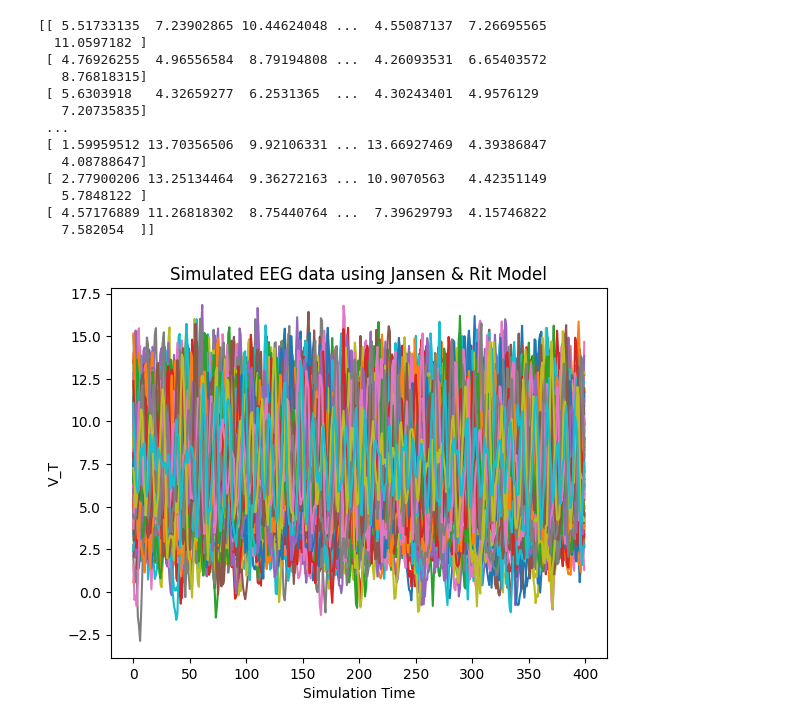
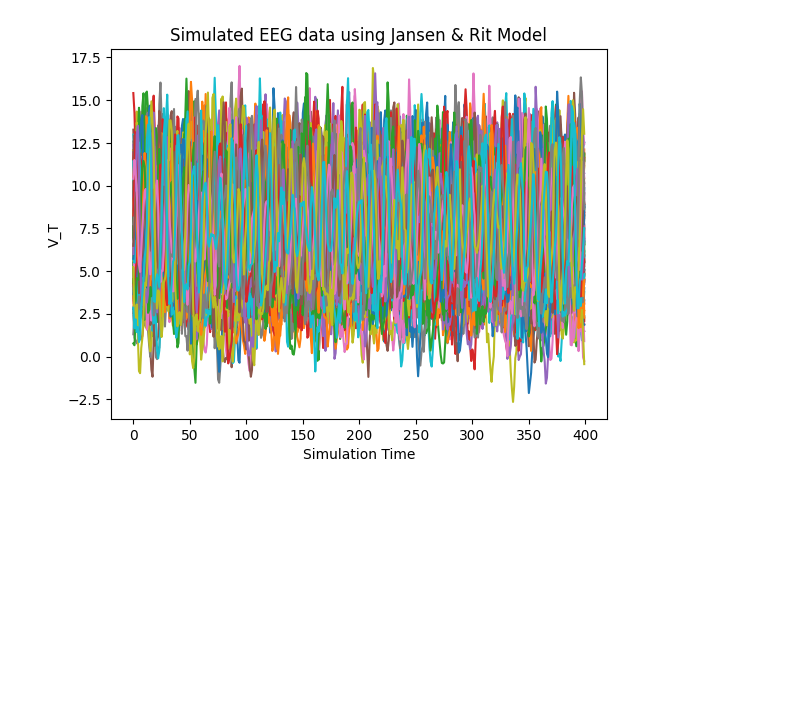
Before and after one commit to emias12/FinalYearProject, a Jupyter notebook: Jansen&Rit.ipynb, the cells around one changed output. Saved outputs shown, nothing was run; the diff lists cells and outputs as text; code cells hidden in the pictures; blank space fills up the shorter version.

```diff
--- a/Jansen&Rit.ipynb
+++ b/Jansen&Rit.ipynb
@@ -118,46 +118,30 @@ for i in range(1, total_sims):
         sol[int(i/downsample)] = np.copy(y_temp)
 # %%
 # Plot EEG Results #################################################################
-final_sol = sol[-sim_length:] # take the last sim_length time points, so sim_length * 8 * 100
+x1 = sol[:, 2]
+x2 = sol[:, 4]
+x3 = sol[:, 6]
 
-final_x1 = final_sol[:, 2]
-final_x2 = final_sol[:, 4]
-final_x3 = final_sol[:, 6]
-
-
-# Calculate V_T for each simulation point
+# Calculate V_T for each simulation point, taking only the final sim_length points
 V_T = np.zeros((sim_length, num_nodes))
-for sim_point in range(sim_length):
+for sim_point in range(sol.shape[0] - sim_length, sol.shape[0]):
     # Must produce (100, 1) vector
-    V_T[sim_point] = C2 * final_x1[sim_point] - C4 * final_x2[sim_point] + C * alpha * calculate_zi(final_x3[sim_point])
+    V_T[sim_point - sol.shape[0] + 400] = C2 * x1[sim_point] - C4 * x2[sim_point] + C * alpha * calculate_zi(x3[sim_point])
 
 # Plot V_T for each node
 for node in range(num_nodes):
     plt.plot(V_T[:, node], label=f'Node {node+1}')
 
 plt.xlabel('Simulation Time')
 plt.ylabel('V_T')
 plt.title('Simulated EEG data using Jansen & Rit Model')
 
 # Add legend to the right of the plot
 # plt.legend(loc='center left', bbox_to_anchor=(1, 0.5))
 
 plt.show()
 # %% [output]
-[[ 5.51733135  7.23902865 10.44624048 ...  4.55087137  7.26695565
-  11.0597182 ]
- [ 4.76926255  4.96556584  8.79194808 ...  4.26093531  6.65403572
-   8.76818315]
- [ 5.6303918   4.32659277  6.2531365  ...  4.30243401  4.9576129
-   7.20735835]
- ...
- [ 1.59959512 13.70356506  9.92106331 ... 13.66927469  4.39386847
-   4.08788647]
- [ 2.77900206 13.25134464  9.36272163 ... 10.9070563   4.42351149
-   5.7848122 ]
- [ 4.57176889 11.26818302  8.75440764 ...  7.39629793  4.15746822
-   7.582054  ]]
-[figure, old version]
+[figure, new version]
 # %%
 # Balloon-Windkessel Hemodynamic Model #####################################################
 # Time Constants
```
Also changed, not shown: parts of 2 cells of this notebook.
